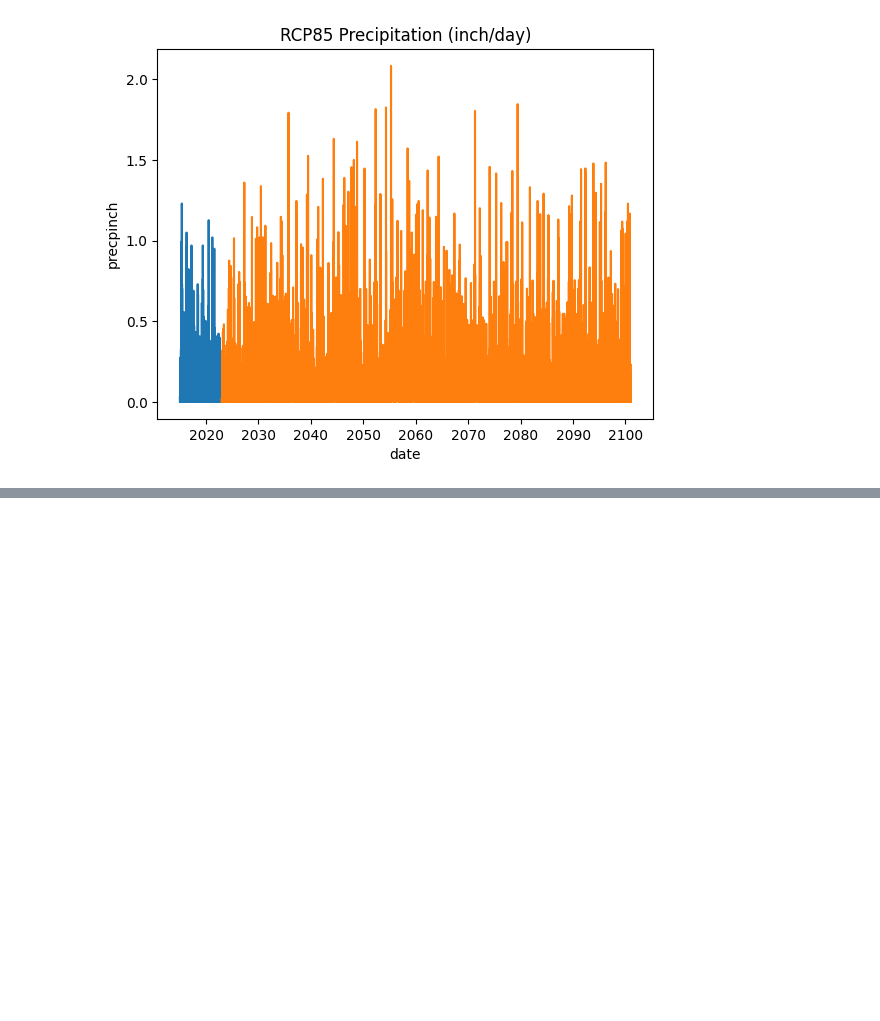
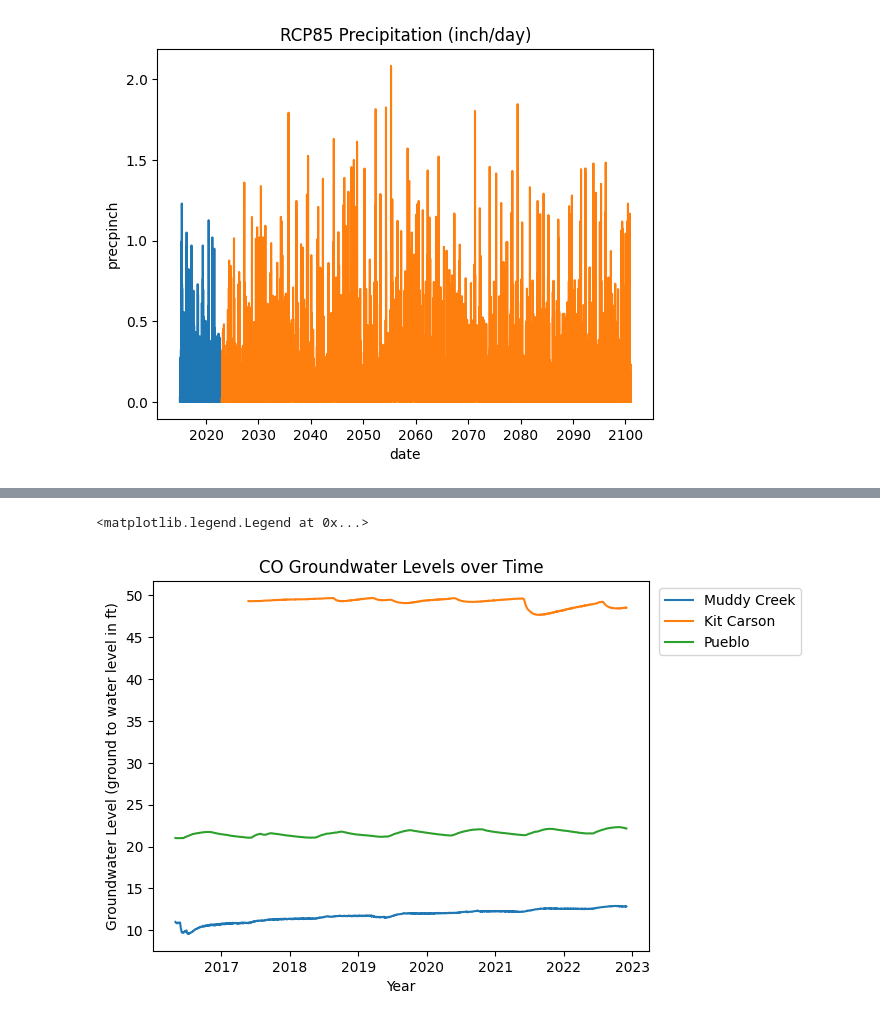
Before and after one commit to shvmpandey98/csci5520, a Jupyter notebook: viz.ipynb, the cells around one changed output, grey strips where cells are left out. Saved outputs shown, nothing was run; the diff lists cells and outputs as text; code cells hidden in the pictures; blank space fills up the shorter version.

```diff
--- a/viz.ipynb
+++ b/viz.ipynb
@@ -114,3 +122,21 @@ prec_plot.set(title='RCP85 Precipitation (inch/day)')
 # %% [output]
 [Text(0.5, 1.0, 'RCP85 Precipitation (inch/day)')]
 [figure]
+# %%
+df_gwl_muddy_creek = pd.read_parquet('data/gwl/df_gwl_muddy_creek.parquet')
+df_gwl_pueblo = pd.read_parquet('data/gwl/df_gwl_pueblo.parquet')
+df_gwl_kit_carson = pd.read_parquet('data/gwl/df_gwl_kit_carson.parquet')
+# %%
+df_gwl_muddy_creek['Site'] = 'Muddy Creek'
+df_gwl_pueblo['Site'] = 'Pueblo'
+df_gwl_kit_carson['Site'] = 'Kit Carson'
+
+gwl = pd.concat(
+    [
+        df_gwl_kit_carson,
+        df_gwl_muddy_creek,
+        df_gwl_pueblo
+    ]
+)
+
+gwl
@@ -116,0 +157,15 @@ prec_plot.set(title='RCP85 Precipitation (inch/day)')
+# %%
+fig = sns.lineplot(df_gwl_muddy_creek, x='datetime', y='gwl', style='Site')
+
+fig = sns.lineplot(df_gwl_kit_carson, x='datetime', y='gwl', style='Site')
+
+fig = sns.lineplot(df_gwl_pueblo, x='datetime', y='gwl', style='Site')
+
+fig.set(title='CO Groundwater Levels over Time',
+        ylabel='Groundwater Level (ground to water level in ft)',
+        xlabel='Year')
+
+fig.legend(loc=1, bbox_to_anchor=(1.32, 1))
+# %% [output]
+<matplotlib.legend.Legend at 0x...>
+[figure, added]
```
Also changed, not shown: parts of 8 cells of this notebook, 1 other file.
